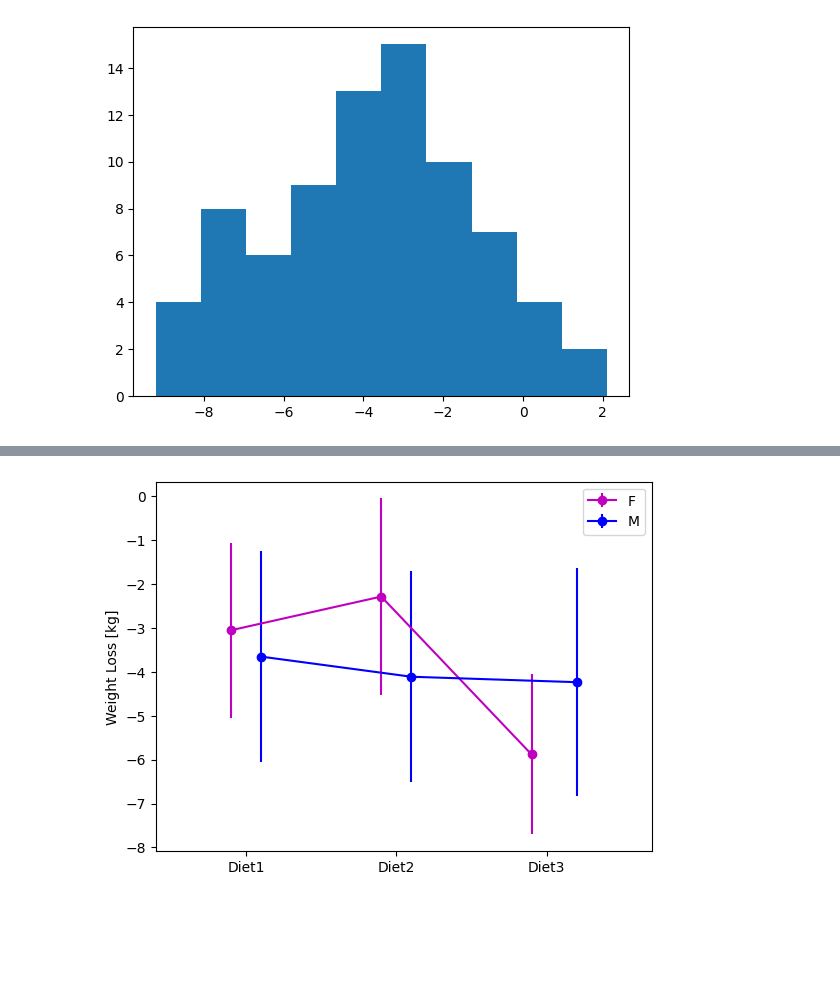
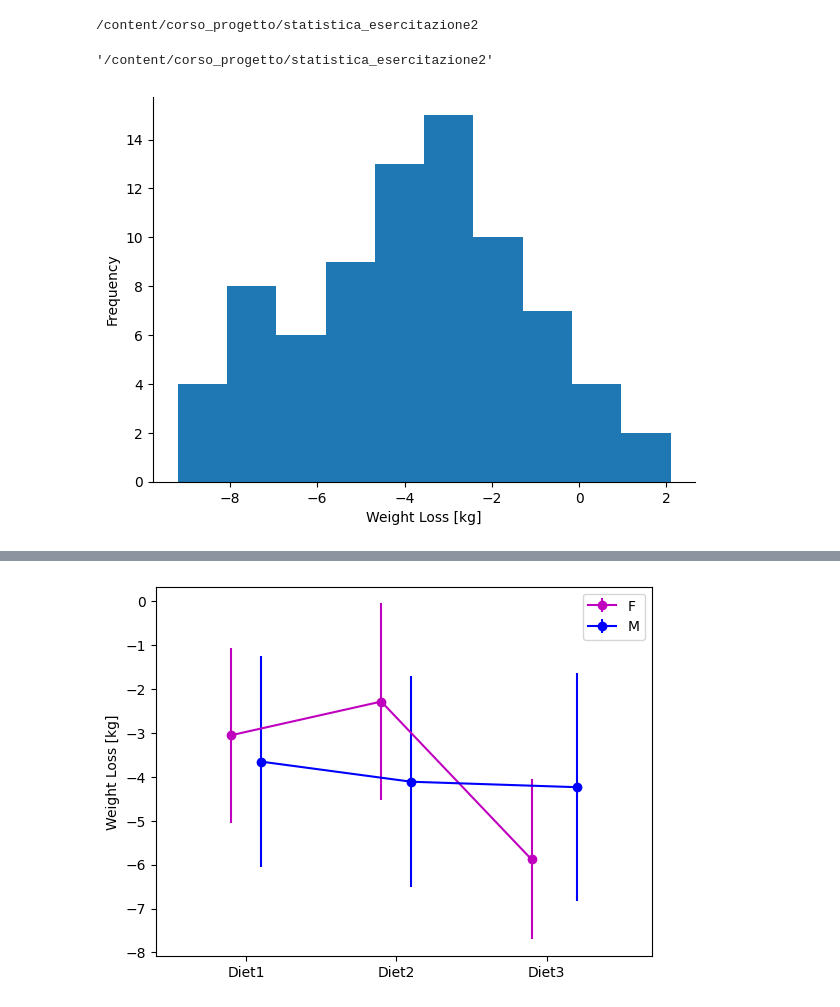
Before and after one commit to francescodesantis/corso_progetto, a Jupyter notebook: statistica_esercitazione2/Soluzioni/Esercizio_1.ipynb, the cells around one changed output, grey strips where cells are left out. Saved outputs shown, nothing was run; the diff lists cells and outputs as text; code cells hidden in the pictures; blank space fills up the shorter version.

```diff
--- a/statistica_esercitazione2/Soluzioni/Esercizio_1.ipynb
+++ b/statistica_esercitazione2/Soluzioni/Esercizio_1.ipynb
@@ -9,3 +22,12 @@ from statsmodels.stats.multicomp import pairwise_tukeyhsd
+# %%
+os.chdir('corso_progetto/statistica_esercitazione2')
+print(os.getcwd())
+# %% [output]
+/content/corso_progetto/statistica_esercitazione2
+# %%
+os.getcwd()
+# %% [output]
+'/content/corso_progetto/statistica_esercitazione2'
 # %%
 data = scipy.io.loadmat('Data_example4.mat')
 # %%
@@ -14,11 +36,16 @@ Diet = data['Diet'].flatten()
 gender = data['gender'].flatten()
 # %%
 # Preliminary data visualization
-plt.figure()
-plt.hist(WeightLoss)
+fig, ax = plt.subplots(1, figsize = (7,5))
+
+ax.hist(WeightLoss)
+ax.set_xlabel('Weight Loss [kg]')
+ax.set_ylabel('Frequency')
+ax.spines['top'].set_visible(False)
+ax.spines['right'].set_visible(False)
 plt.show()
 # %% [output]
-[figure, old version]
+[figure, new version]
 # %%
 _,p = normaltest(WeightLoss)
 p
```
Also changed, not shown: parts of 3 cells of this notebook.
